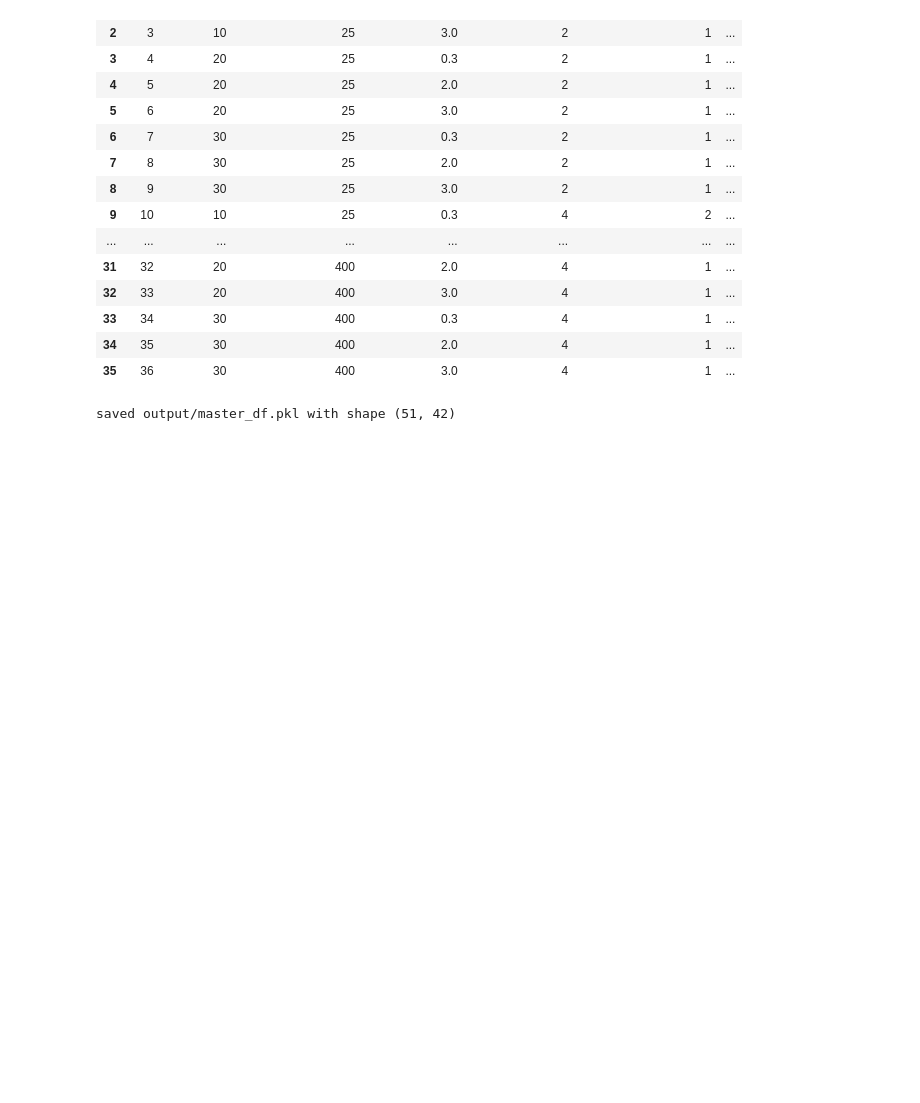
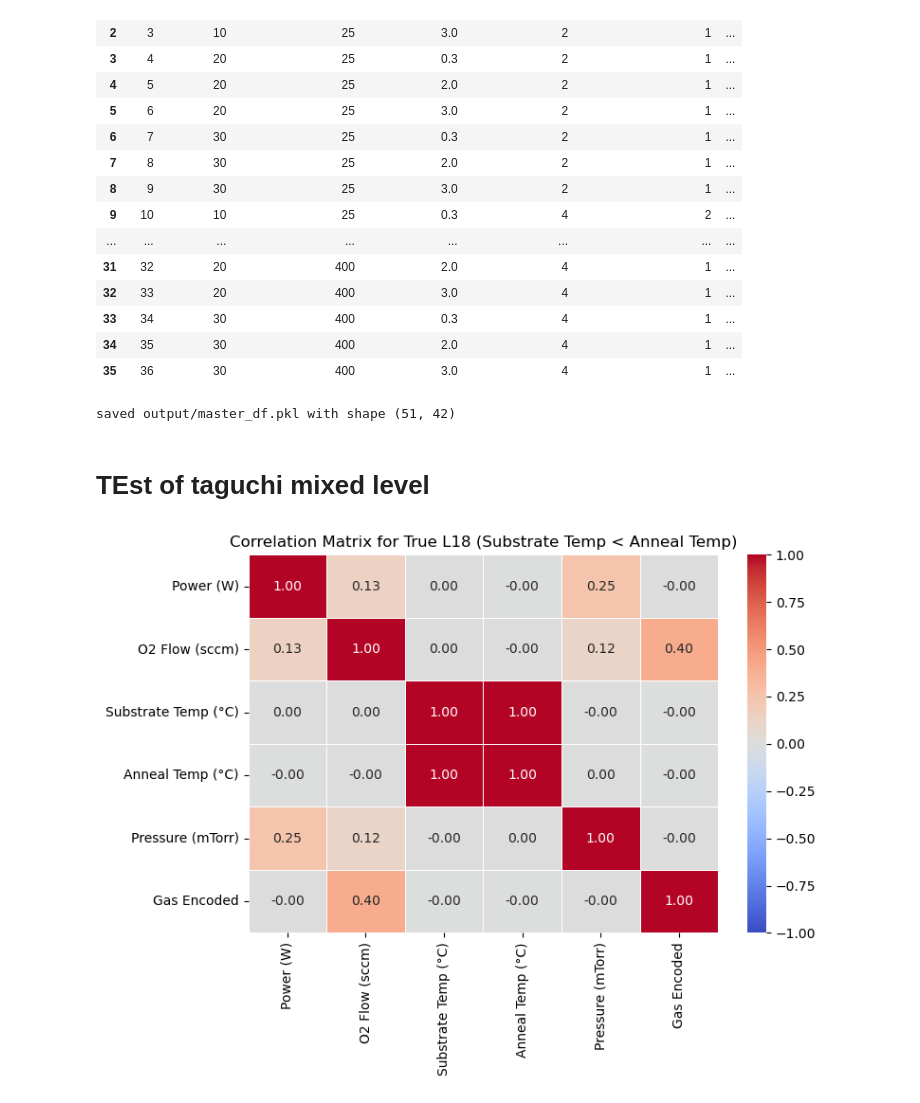
Before and after one commit to Chris1504-fdz/DMREF, a Jupyter notebook: data_pipeline/data_pipeline.ipynb, the cells around one changed output. Cells and saved outputs as stored; diff of their text form; code cells hidden in the pictures; blank space fills up the shorter version.

Commit message:
data

```diff
--- a/data_pipeline/data_pipeline.ipynb
+++ b/data_pipeline/data_pipeline.ipynb
@@ -1599,3 +1599,69 @@ master_df.to_pickle('output/master_df.pkl')
 print('saved output/master_df.pkl with shape', master_df.shape)
 # %% [output]
 saved output/master_df.pkl with shape (51, 42)
+# %% [markdown]
+# TEst of taguchi mixed level
+# %%
+import pandas as pd
+import seaborn as sns
+import matplotlib.pyplot as plt
+
+# The standard formal L18 Taguchi array (first 5 columns used)
+# Col 0: 2-Level Factor (Gas)
+# Col 1-4: 3-Level Factors
+l18_standard = [
+    [1, 1, 1, 1, 1],
+    [1, 1, 2, 2, 2],
+    [1, 1, 3, 3, 3],
+    [1, 2, 1, 1, 2],
+    [1, 2, 2, 2, 3],
+    [1, 2, 3, 3, 1],
+    [1, 3, 1, 2, 1],
+    [1, 3, 2, 3, 2],
+    [1, 3, 3, 1, 3],
+    [2, 1, 1, 3, 3],
+    [2, 1, 2, 1, 1],
+    [2, 1, 3, 2, 2],
+    [2, 2, 1, 2, 3],
+    [2, 2, 2, 3, 1],
+    [2, 2, 3, 1, 2],
+    [2, 3, 1, 3, 2],
+    [2, 3, 2, 1, 3],
+    [2, 3, 3, 2, 1]
+]
+
+gas_map = {1: 'N2', 2: 'O2'}
+power_levels = {1: 10, 2: 20, 3: 40}
+o2_flow_levels = {1: 0.3, 2: 2.0, 3: 3.0}
+temp_pairs = {1: (425, 500), 2: (500, 600), 3: (600, 600)}
+pressure_levels = {1: 2, 2: 3, 3: 5}
+
+runs = []
+for row in l18_standard:
+    sub_temp, ann_temp = temp_pairs[row[3]]
+    runs.append({
+        'Gas Type': gas_map[row[0]],
+        'Power (W)': power_levels[row[1]],
+        'O2 Flow (sccm)': o2_flow_levels[row[2]],
+        'Substrate Temp (°C)': sub_temp,
+        'Anneal Temp (°C)': ann_temp,
+        'Pressure (mTorr)': pressure_levels[row[4]]
+    })
+
+df = pd.DataFrame(runs)
+df['Gas Encoded'] = df['Gas Type'].map({'N2': -1, 'O2': 1})
+
+# Filter out the 600/600 runs
+df_filtered = df[df['Substrate Temp (°C)'] < df['Anneal Temp (°C)']]
+
+# Calculate Correlation (dropping string columns)
+corr_matrix = df_filtered.drop(columns=['Gas Type']).corr()
+
+# Plot
+plt.figure(figsize=(8, 6))
+sns.heatmap(corr_matrix, annot=True, cmap='coolwarm', vmin=-1, vmax=1, fmt=".2f", linewidths=0.5)
+plt.title('Correlation Matrix for True L18 (Substrate Temp < Anneal Temp)')
+plt.tight_layout()
+plt.show()
+# %% [output]
+[figure, added]
```
Also changed, not shown: 15 other files.
